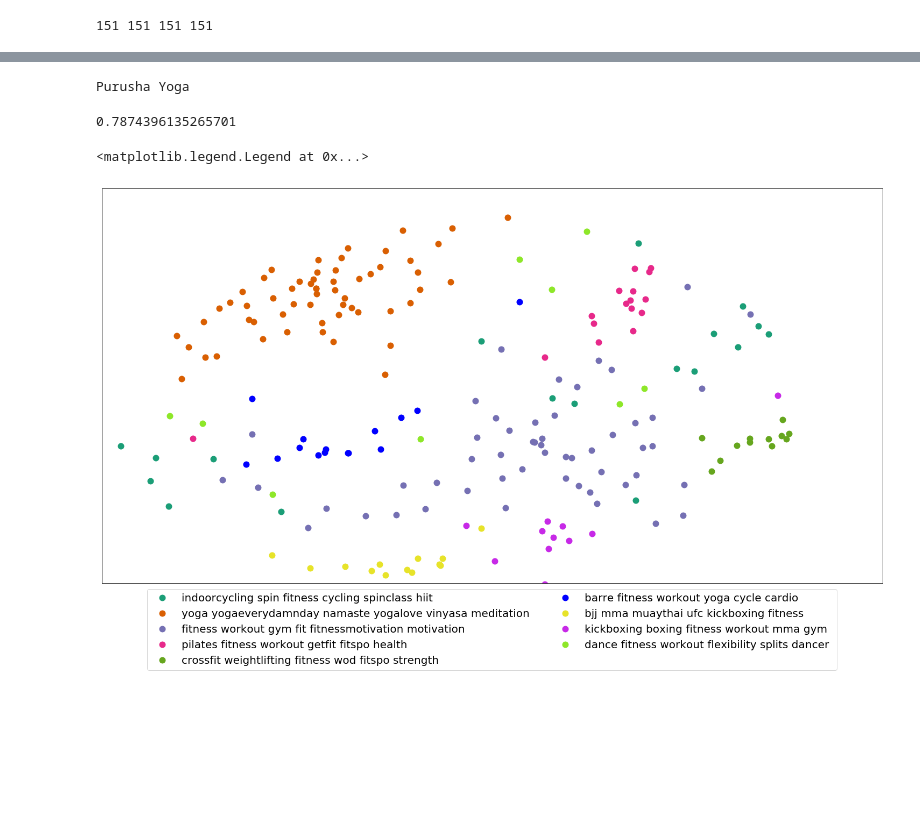
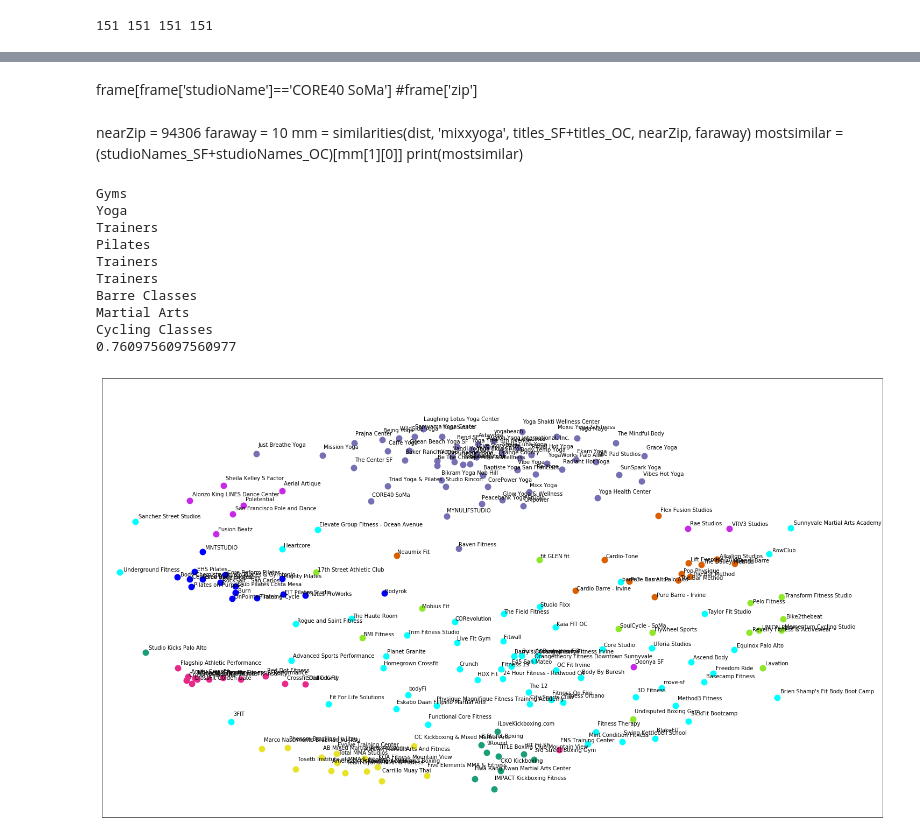
Before and after one commit to mfrate28/Insight, a Jupyter notebook: InsightProject.ipynb, the cells around one changed output, grey strips where cells are left out. Saved outputs shown, nothing was run; the diff lists cells and outputs as text; code cells hidden in the pictures; blank space fills up the shorter version.

```diff
--- a/InsightProject.ipynb
+++ b/InsightProject.ipynb
@@ -169,2 +178,4 @@ data_from_sql_sf.head()
+# %%
+totDF = pd.read_pickle("FinalDF")
 # %%
 tfidf_vectorizer = TfidfVectorizer(max_df=0.99, max_features=200000, min_df=0.15, ngram_range=(1,1))
@@ -272,6 +301,6 @@ Wall time: 15.5 s
 # %%
-#studios = { 'title': titles_SF+titles_OC, 'rank': ranks_SF+ranks_OC, 'hashtags': hashtags_SF+hashtags_OC, 'cluster': clusters, 'genre': genres_SF+genres_OC }
-studios = {'title': titles_SF+titles_OC, 'rank': ranks_SF+ranks_OC, 'hashtags': hashtags_SF+hashtags_OC, 'cluster': clusters,  'genre': genres_SF+genres_OC, 'studioName': studioNames_SF+studioNames_OC, 'review': reviews_SF+reviews_OC, 'star': stars_SF+stars_OC, 'zip': zip_SF+zip_OC}
+#studios = {'title': totDF['name'].tolist(), 'rank': totDF['rank'].tolist(), 'hashtags': totDF['hashtags'].tolist(), 'cluster': clusters,  'genre': totDF['type'].tolist(), 'studioName': totDF['studioName'].tolist(), 'review': totDF['review'].tolist(), 'star': totDF['star'].tolist(), 'zip': totDF['zip'].tolist()}
+studios = {'title': totDF['title'].tolist(), 'rank': totDF['rank'].tolist(), 'hashtags': totDF['hashtags'].tolist(), 'cluster': clusters,  'genre': totDF['genre'].tolist(), 'studioName': totDF['studioName'].tolist()}
 
 frame = pd.DataFrame(studios, index = [clusters] , columns = ['rank', 'title', 'cluster','genre', 'studioName', 'hashtags', 'zip'])
 # %%
@@ -350,8 +441,9 @@ frame.to_pickle("FinalDF")
-# %%
-nearZip = 94306
-faraway = 10
-mm = similarities(dist, 'mixxyoga', titles_SF+titles_OC, nearZip, faraway)
-mostsimilar = (studioNames_SF+studioNames_OC)[mm[1][0]]
-print(mostsimilar)
-# %% [output]
-Purusha Yoga
+# %% [markdown]
+frame[frame['studioName']=='CORE40 SoMa']
+#frame['zip']
+# %% [markdown]
+nearZip = 94306
+faraway = 10
+mm = similarities(dist, 'mixxyoga', titles_SF+titles_OC, nearZip, faraway)
+mostsimilar = (studioNames_SF+studioNames_OC)[mm[1][0]]
+print(mostsimilar)
@@ -380,6 +476,7 @@ def F1(TP, FP, FN):
 totTp, totFp, totFn = 0, 0, 0
 for cluster in range(num_clusters):
     clusterWord = cluster_category[cluster]
+    print (clusterWord)
     #P = precision(clusterWord, cluster_genres[cluster])
     otherLists = [cluster_genres[i] for i in range(num_clusters) if i != cluster]
     #R = recall(clusterWord, cluster_genres[cluster], otherLists)
@@ -391,10 +488,19 @@ for cluster in range(num_clusters):
     #print (P, R)
 print(F1(totTp, totFp, totFn))
 # %% [output]
-0.7874396135265701
+Gyms
+Yoga
+Trainers
+Pilates
+Trainers
+Trainers
+Barre Classes
+Martial Arts
+Cycling Classes
+0.7609756097560977
 # %%
 #set up colors per clusters using a dict
-cluster_colors = {0: '#1b9e77', 1: '#d95f02', 2: '#7570b3', 3: '#e7298a', 4: '#66a61e', 5:'blue', 6:'#e7e329',  7:'#c729e7', 8: '#8ee729', 9:'magenta'}
+cluster_colors = {0: '#1b9e77', 1: '#d95f02', 2: '#7570b3', 3: '#e7298a', 4: 'cyan', 5:'blue', 6:'#e7e329',  7:'#c729e7', 8: '#8ee729', 9:'magenta'}#66a61e
 # %%
 from sklearn.manifold import MDS
 
@@ -417,61 +523,39 @@ groups = df.groupby('label')
 
 
 # set up plot
-fig, ax = plt.subplots(figsize=(26, 15)) # set size
+fig, ax = plt.subplots(figsize=(26, 15)) # set size 15
 ax.margins(0.05) # Optional, just adds 5% padding to the autoscaling
 
 #cluster_names[name], cluster_category[name]
 #iterate through groups to layer the plot
 #note that I use the cluster_name and cluster_color dicts with the 'name' lookup to return the appropriate color/label
+
 for name, group in groups:
-    ax.plot(group.x, group.y, marker='o', linestyle='', ms=12, label=cluster_names[name], color=cluster_colors[name], mec='none')
+    ax.plot(group.x, group.y, marker='o', linestyle='', ms=12, label=cluster_category[name]+": "+cluster_names[name], color=cluster_colors[name], mec='none')
     ax.set_aspect('auto')
     ax.tick_params(\
         axis= 'x',          # changes apply to the x-axis
         which='both',      # both major and minor ticks are affected
         bottom='off',      # ticks along the bottom edge are off
         top='off',         # ticks along the top edge are off
         labelbottom='off')
     ax.tick_params(\
         axis= 'y',         # changes apply to the y-axis
         which='both',      # both major and minor ticks are affected
         left='off',      # ticks along the bottom edge are off
         top='off',         # ticks along the top edge are off
         labelleft='off')
 
 
 
 ax.set_xlim([-0.87,1.01] )
-ax.set_ylim([-0.8,0.9])
-#add label in x,y position with the label as the film title
+ax.set_ylim([-0.9,0.9])
 
-'''
 for i in range(len(df)):
     xscalefactor = 1.01 if df.iloc[i]['x'] >0 else 0.99
     yscalefactor = 1.05 if df.iloc[i]['y'] >0 else 0.95
     ax.text(df.iloc[i]['x']*xscalefactor, df.iloc[i]['y']*yscalefactor, df.iloc[i]['title'], size=10)
 
-
-'''
-
-
-box = ax.get_position()
-ax.set_position([box.x0, box.y0+ box.height * 0.1,
-                 box.width, box.height * 0.9])
-
-ax.legend(loc='upper center', bbox_to_anchor=(0.5, -0.001),
-          fancybox=True,  ncol = 2, prop={'size': 20})
-
-#fig = plt.figure(figsize=(2, 1.25))
-#patches = [
-#    matplotlib.patches.Patch(color=color, label=label)
-#    for label, color in zip(cluster_names, cluster_colors)]
-#fig.legend(patches, labels, loc='center', frameon=False)
-#plt.show()
-#plt.show() #show the plot
-
-#uncomment the below to save the plot if need be
-#plt.savefig('clusters_small_noaxes.png', dpi=200)
+#add label in x,y position with the label as the film title
 # %% [output]
-<matplotlib.legend.Legend at 0x...>
-[figure, old version]
+[figure, new version]
```
Also changed, not shown: parts of 28 cells of this notebook.
